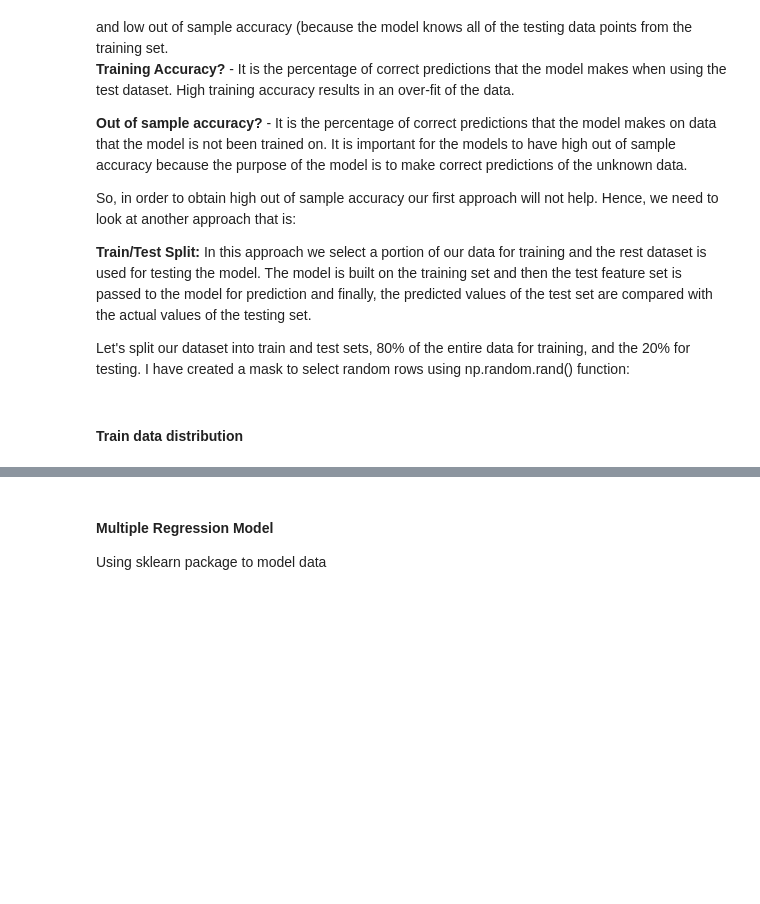
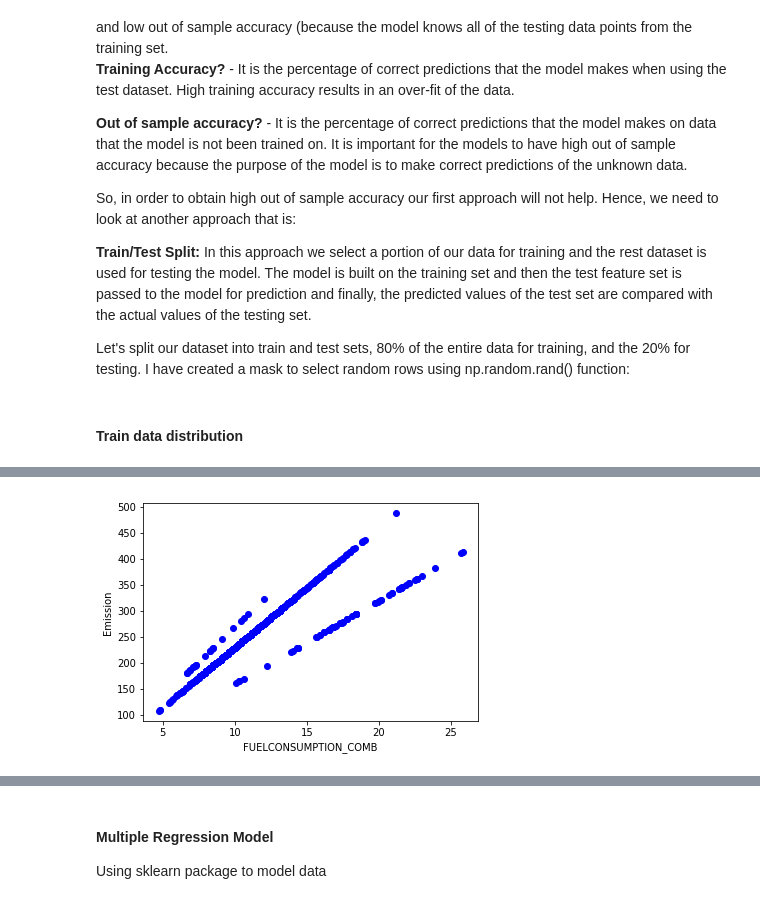
Before and after one commit to rajeshgundala/Multiple-Linear-Regression, a Jupyter notebook: Multiple_Linear_Regression.ipynb, the cells around one changed output, grey strips where cells are left out. Drawn from its saved outputs; the diff is of its cells as text; code cells hidden in the pictures; blank space fills up the shorter version.

```diff
--- a/Multiple_Linear_Regression.ipynb
+++ b/Multiple_Linear_Regression.ipynb
@@ -176,0 +177,7 @@ plt.show()
+# %%
+plt.scatter(train.FUELCONSUMPTION_COMB, train.CO2EMISSIONS,  color='blue')
+plt.xlabel("FUELCONSUMPTION_COMB")
+plt.ylabel("Emission")
+plt.show()
+# %% [output]
+[figure, added]
```
Also changed, not shown: parts of 10 cells of this notebook.
